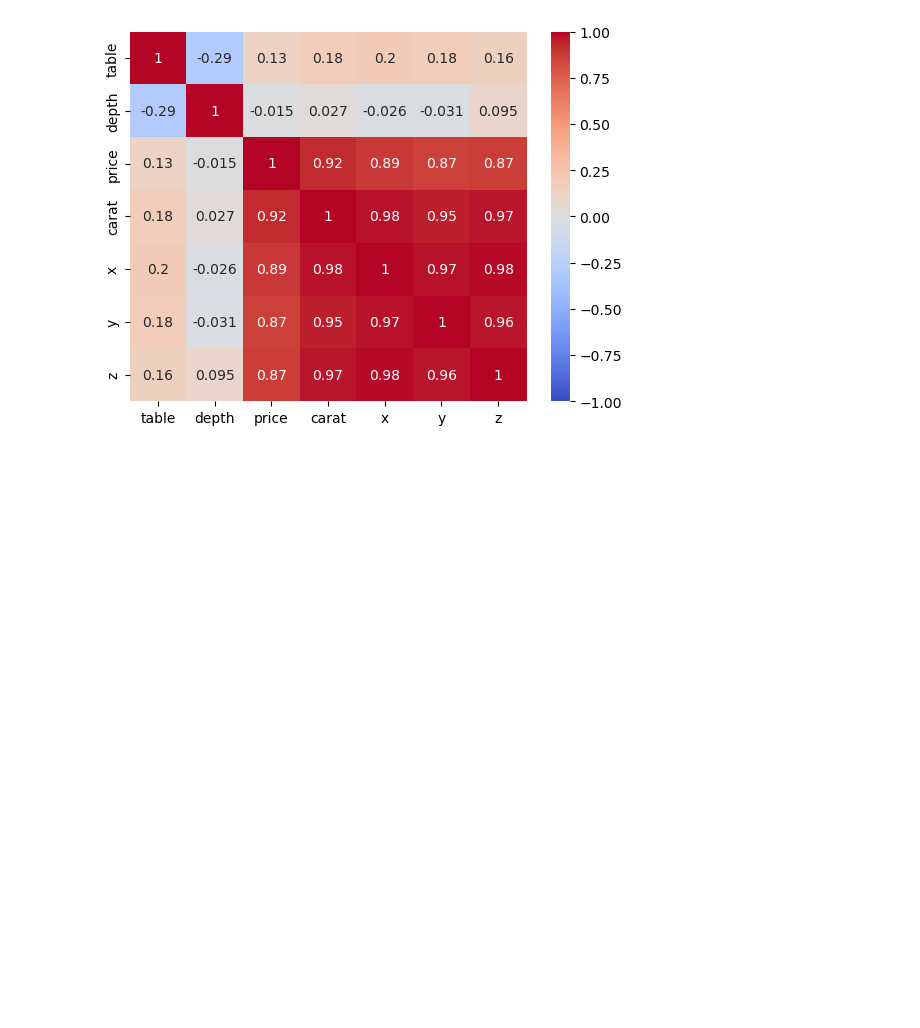
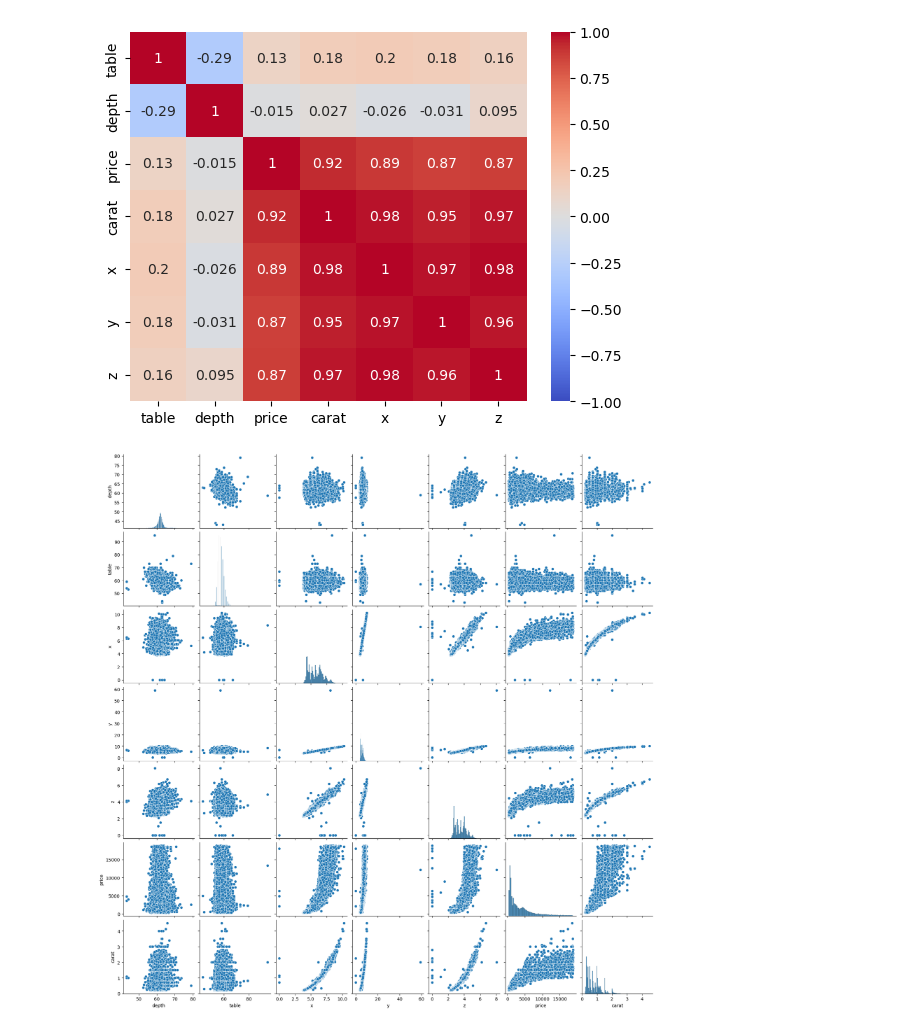
Before and after one commit to tomasmorin97/eda-challenge, a Jupyter notebook: Untitled.ipynb, the cells around one changed output. Saved outputs shown, nothing was run; the diff lists cells and outputs as text; code cells hidden in the pictures; blank space fills up the shorter version.

```diff
--- a/Untitled.ipynb
+++ b/Untitled.ipynb
@@ -209,3 +209,8 @@ sns.heatmap(df_diamonds[['table','depth','price','carat','x','y','z']].corr(), v
 # %% [output]
 <Axes: >
 [figure]
+# %%
+sns.pairplot(df_diamonds)
+plt.show()
+# %% [output]
+[figure, added]
```
